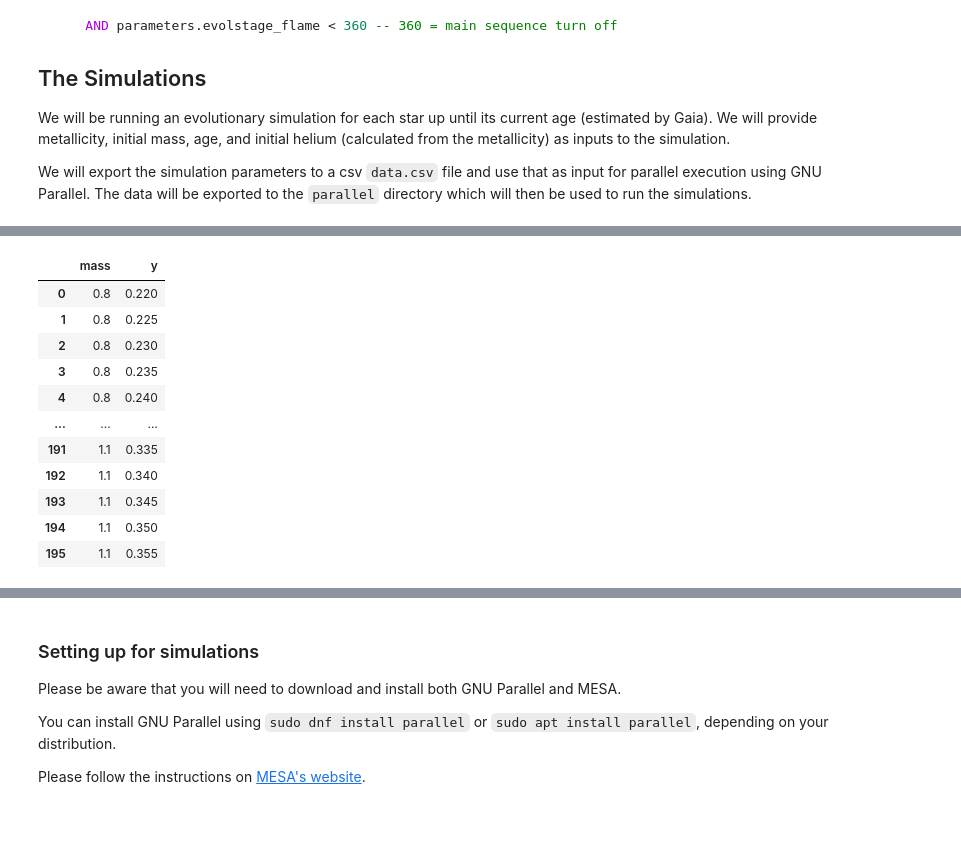
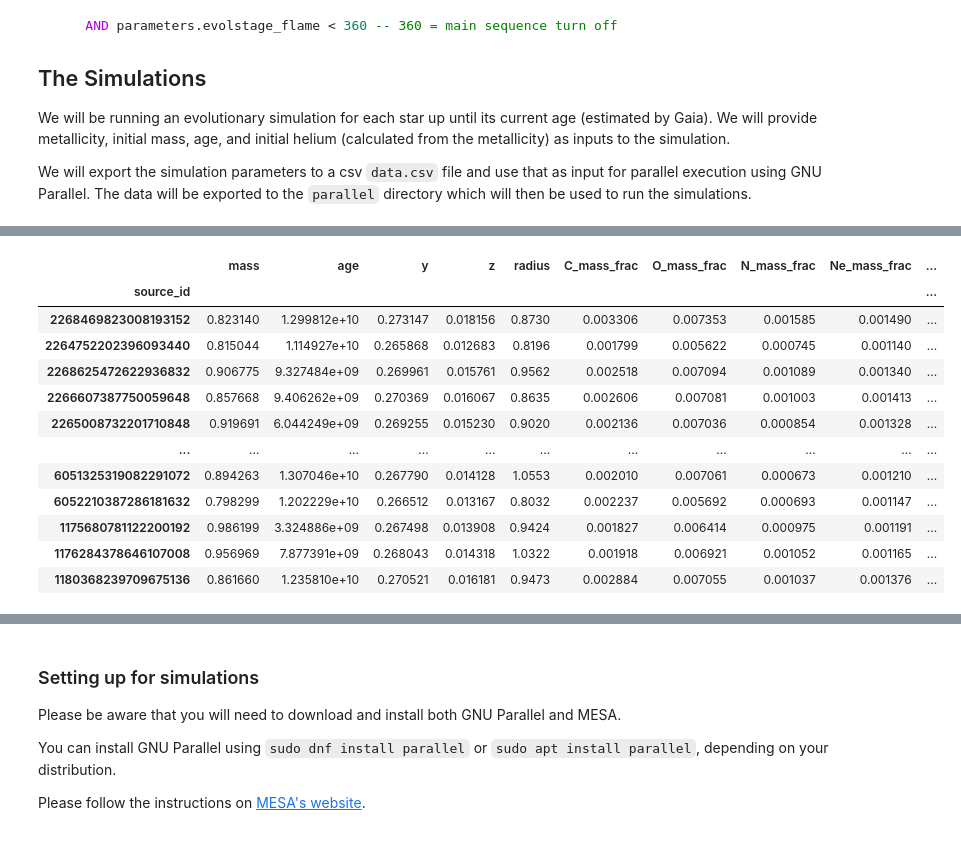
Before and after one commit to max-widmaier/Stellar-Nuclear-Research, a Jupyter notebook: mesa_data_prep.ipynb, the cells around one changed output, grey strips where cells are left out. Cells and saved outputs as stored; diff of their text form; code cells hidden in the pictures.

```diff
--- a/mesa_data_prep.ipynb
+++ b/mesa_data_prep.ipynb
@@ -43,0 +57,3 @@ from pathlib import Path
+# %%
+df: pd.DataFrame = Table.read('data/gaia_astrophysical_parameters.vot').to_pandas()
+df
@@ -43,0 +264,3 @@ from pathlib import Path
+# %%
+Abundance = namedtuple('Abundance', ['atom', 'relAbundance'])  # Atom name, relative abundance
+AbundanceVal = namedtuple('AbundanceVal', ['aMass', 'abundance'])
@@ -43,0 +352,7 @@ from pathlib import Path
+# %%
+# Solar model and calculation constants
+sun_model = SunModel()
+sun_abundances = sun_model.abundance_np
+sun_metals = sun_abundances[2:]
+sun_metal = np.sum(10 ** sun_metals[:, 0] * sun_metals[:, 1])
+sun_model.mass_fracs
@@ -43,0 +584,5 @@ from pathlib import Path
+# %%
+# Remove duplicates
+available_stars = matched_df
+available_stars = available_stars.drop_duplicates(subset=['SOURCE_ID'])
+available_stars
@@ -44,14 +600,51 @@ from pathlib import Path
 # %%
-masses = np.arange(0.8, 1.1, 0.05) # 7 entries
-helium_fracs = np.arange(0.22, 0.36, 0.005) # 28 Entries
+def format_test(test_bool):
+    return '✔' if test_bool else '✘'
 
-headers = ['mass', 'y']
-rows = []
 
-for mass in masses:
-    for y in helium_fracs:
-        rows.append([mass, y])
+cols = ['source_id', 'mass', 'age', 'y', 'z', 'radius']
+for atom in SPECTROSCOPY_ATOMS:
+    cols.append(f'{atom}_mass_frac')
+dataset = pd.DataFrame(columns=cols)
+dataset.set_index('source_id', inplace=True)
+df_len = len(available_stars)
 
-dataset = pd.DataFrame(rows, columns=headers)
+# Inference test conditions
+print(
+    f'The sample is independent if the sample size is less than {df_len / 10}. {NUM_STARS} is less than {df_len / 10}? {format_test(NUM_STARS < df_len)}')
+print(
+    f'The sample is normal if the sample size is greater than 30 or the sampling or population distribution is normal. We do not know the density profiles of the stars so we will have to rely on the Central Limit Theorem. {NUM_STARS} is greater than 30? {format_test(NUM_STARS > 30)}')
+print(f'The sample is random because we used NumPy random to select indices. ✔')
+
+print()
+print(f'The steps for inference have been met? {format_test(NUM_STARS < df_len / 10 and NUM_STARS > 30)}')
+
+if NUM_STARS < df_len:
+    random_indices = np.random.choice(df_len, NUM_STARS, replace=False)
+else:
+    random_indices = np.arange(df_len)
+
+for i in random_indices:
+    df_row = available_stars.iloc[i]
+
+    abundances: list[Abundance] = []
+    # Create stellar data model
+
+    for atom in SPECTROSCOPY_ATOMS:
+        val = df_row[f'{atom}']
+        flag = df_row[f'flag_{atom}']
+        if atom == 'Ne':
+            flag = df_row['flag_Ne'].iloc[0]
+        if (not np.isnan(val)
+                and flag == 0):
+            abundances.append(Abundance(atom, val))
+
+    # Create stellar data model
+    stellar_data_model = StellarDataModel(df_row['mass'], abundances, df_row['age'], df_row['radius'], df_row['Fe'])
+    dataset.loc[df_row.SOURCE_ID] = stellar_data_model.to_mesa_data()
+
+    if dataset.loc[df_row.SOURCE_ID] is None:
+        print(f'Failed to create stellar data model for {df_row.SOURCE_ID}')
+
 dataset
 # %% [output]
@@ -58,12 +656,13 @@ dataset
-|  | mass | y |
-| 0 | 0.8 | 0.220 |
-| 1 | 0.8 | 0.225 |
-| 2 | 0.8 | 0.230 |
-| 3 | 0.8 | 0.235 |
-| 4 | 0.8 | 0.240 |
-| ... | ... | ... |
-| 191 | 1.1 | 0.335 |
-| 192 | 1.1 | 0.340 |
-| 193 | 1.1 | 0.345 |
-| 194 | 1.1 | 0.350 |
-| 195 | 1.1 | 0.355 |
+|  | mass | age | y | z | radius | C_mass_frac | O_mass_frac | N_mass_frac | Ne_mass_frac | ... |
+| source_id |  |  |  |  |  |  |  |  |  | ... |
+| 2268469823008193152 | 0.823140 | 1.299812e+10 | 0.273147 | 0.018156 | 0.8730 | 0.003306 | 0.007353 | 0.001585 | 0.001490 | ... |
+| 2264752202396093440 | 0.815044 | 1.114927e+10 | 0.265868 | 0.012683 | 0.8196 | 0.001799 | 0.005622 | 0.000745 | 0.001140 | ... |
+| 2268625472622936832 | 0.906775 | 9.327484e+09 | 0.269961 | 0.015761 | 0.9562 | 0.002518 | 0.007094 | 0.001089 | 0.001340 | ... |
+| 2266607387750059648 | 0.857668 | 9.406262e+09 | 0.270369 | 0.016067 | 0.8635 | 0.002606 | 0.007081 | 0.001003 | 0.001413 | ... |
+| 2265008732201710848 | 0.919691 | 6.044249e+09 | 0.269255 | 0.015230 | 0.9020 | 0.002136 | 0.007036 | 0.000854 | 0.001328 | ... |
+| ... | ... | ... | ... | ... | ... | ... | ... | ... | ... | ... |
+| 6051325319082291072 | 0.894263 | 1.307046e+10 | 0.267790 | 0.014128 | 1.0553 | 0.002010 | 0.007061 | 0.000673 | 0.001210 | ... |
+| 6052210387286181632 | 0.798299 | 1.202229e+10 | 0.266512 | 0.013167 | 0.8032 | 0.002237 | 0.005692 | 0.000693 | 0.001147 | ... |
+| 1175680781122200192 | 0.986199 | 3.324886e+09 | 0.267498 | 0.013908 | 0.9424 | 0.001827 | 0.006414 | 0.000975 | 0.001191 | ... |
+| 1176284378646107008 | 0.956969 | 7.877391e+09 | 0.268043 | 0.014318 | 1.0322 | 0.001918 | 0.006921 | 0.001052 | 0.001165 | ... |
+| 1180368239709675136 | 0.861660 | 1.235810e+10 | 0.270521 | 0.016181 | 0.9473 | 0.002884 | 0.007055 | 0.001037 | 0.001376 | ... |
```
Also changed, not shown: parts of 20 cells of this notebook, 2 other files.
